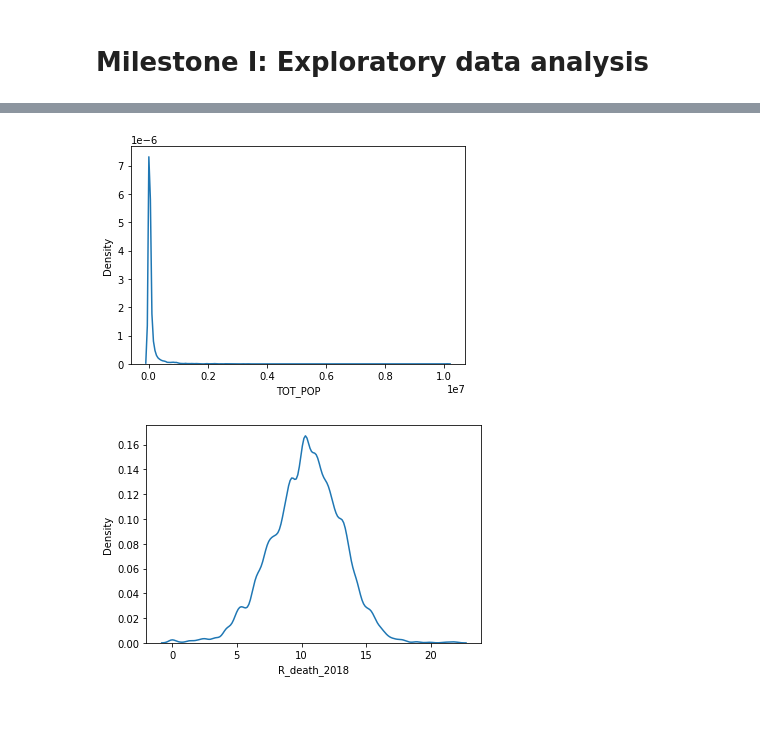
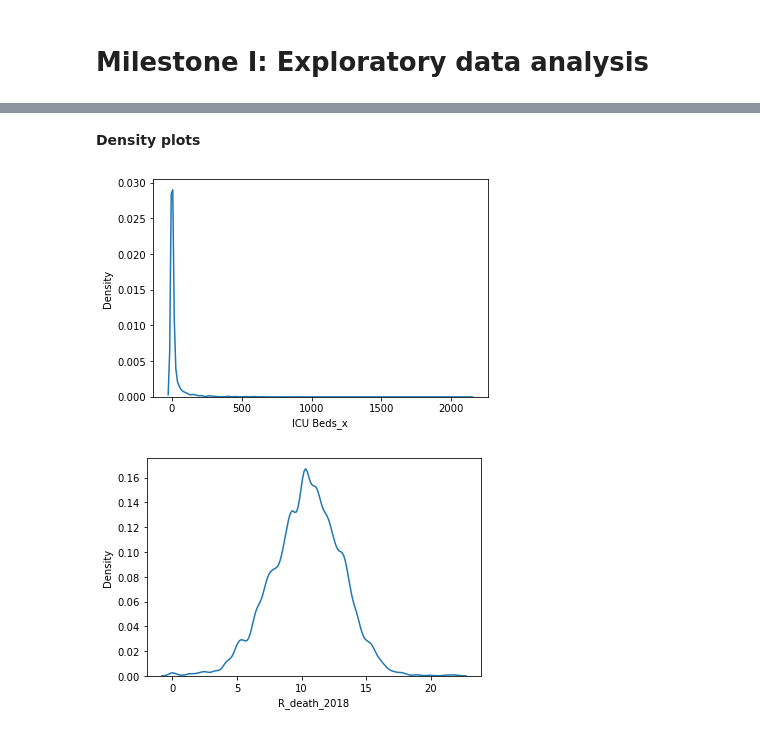
Before and after one commit to danielaaz04/covid-outcomes-research, a Jupyter notebook: notebooks/covid_eda.ipynb, the cells around one changed output, grey strips where cells are left out. Drawn from its saved outputs; the diff is of its cells as text; code cells hidden in the pictures.

```diff
--- a/notebooks/covid_eda.ipynb
+++ b/notebooks/covid_eda.ipynb
@@ -81,23 +100,12 @@ seaborn
 # %% [markdown]
 ## Loading the Data
 # %%
-covid_path = os.path.join(PROJ_ROOT,
+merged_data_path = os.path.join(PROJ_ROOT,
                           "data",
-                          "raw",
-                          "dataset.csv")
-
-dictionary_path = os.path.join(PROJ_ROOT,
-                          "data",
-                          "raw",
-                          "data_dictionary.csv")
-
-masterdata_path = os.path.join(PROJ_ROOT,
-                          "data",
-                          "MasterData.csv")
+                          "interim",
+                          "merged_dataframe.csv")
 # %%
-df = pd.read_csv(covid_path)
-dictionary = pd.read_csv(dictionary_path)
-masterdata = pd.read_csv(masterdata_path)
+df = pd.read_csv(merged_data_path)
 # %%
 df.info()
 # %% [output]
@@ -148,2 +129,4 @@ df.head()
+# %%
+df.drop('Unnamed: 0', axis=1, inplace=True)
 # %% [markdown]
 # Milestone I: Exploratory data analysis
@@ -177,3 +184,5 @@ plt.show()
+# %% [markdown]
+**Density plots**
 # %%
 #for eda
 
@@ -192,9 +201,9 @@ def kde_plot(dataframe, variable, upper=None, lower=None, bw=0.1):
     plt.savefig(os.path.join(PROJ_ROOT, "reports", "figures","{}.png".format(variable)))
     plt.show()
 # %%
-kde_plot(df, 'TOT_POP')
+kde_plot(df, 'ICU Beds_x')
 # %% [output]
-[figure, old version]
+[figure, new version]
 # %%
 kde_plot(df, 'R_death_2018')
 # %% [output]
```
Also changed, not shown: parts of 31 cells of this notebook, 7 other files.
